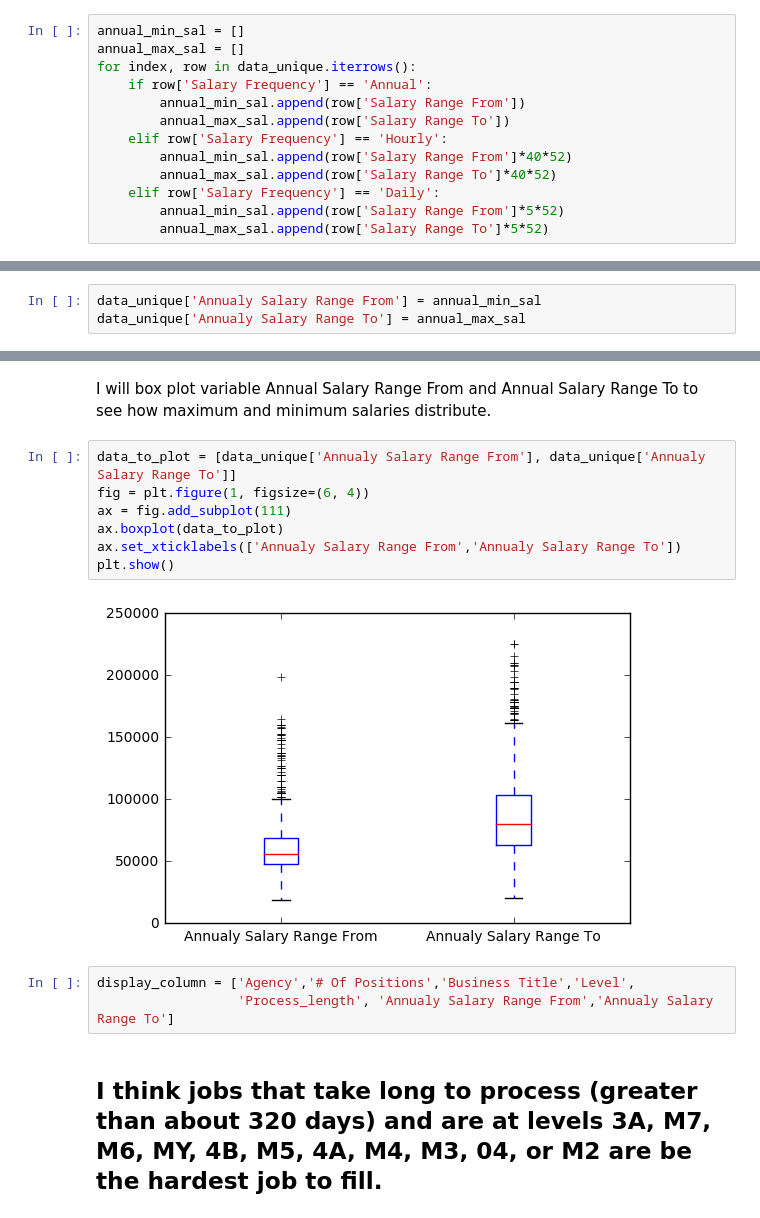
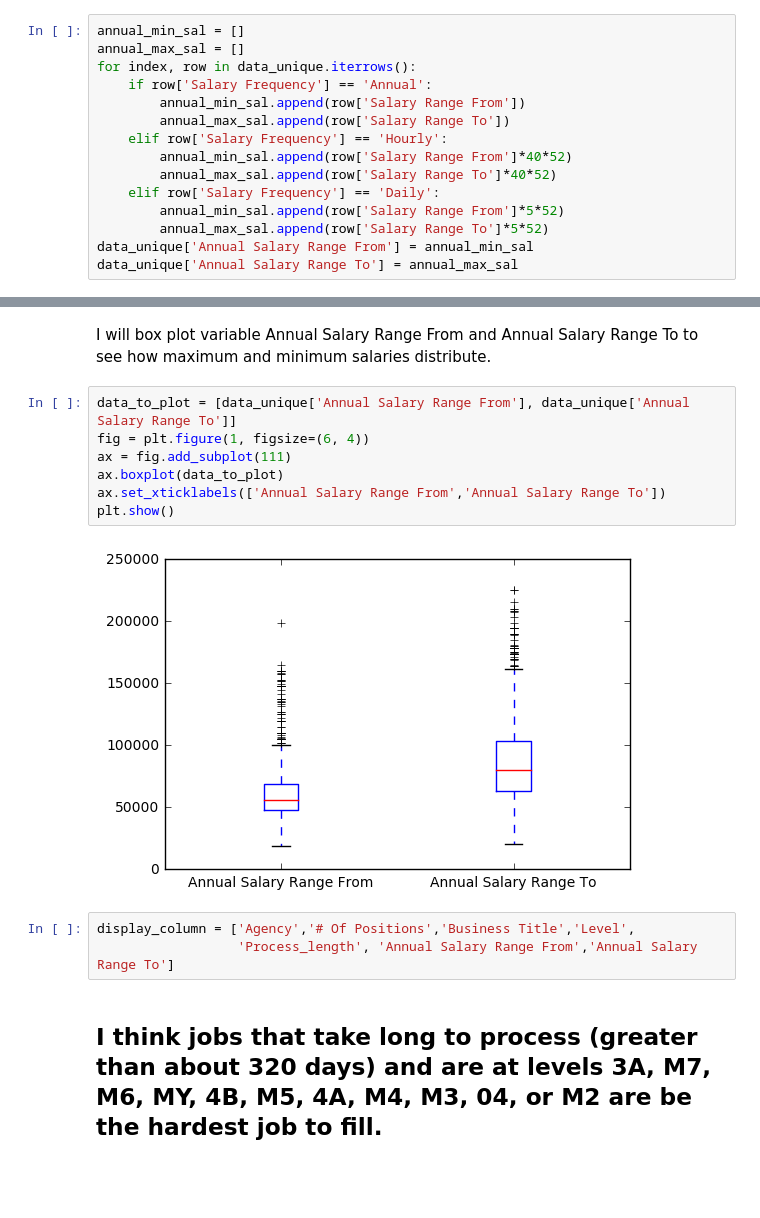
Before and after one commit to AnhPhung/WorkMarket, a Jupyter notebook: Friendly Competition.ipynb, the cells around one changed output, grey strips where cells are left out. Saved outputs shown, nothing was run; the diff lists cells and outputs as text; blank space fills up the shorter version.

```diff
--- a/Friendly Competition.ipynb
+++ b/Friendly Competition.ipynb
@@ -99,3 +100,5 @@ for index, row in data_unique.iterrows():
     elif row['Salary Frequency'] == 'Daily':
         annual_min_sal.append(row['Salary Range From']*5*52)
         annual_max_sal.append(row['Salary Range To']*5*52)
+data_unique['Annual Salary Range From'] = annual_min_sal
+data_unique['Annual Salary Range To'] = annual_max_sal
@@ -102,3 +113,0 @@ for index, row in data_unique.iterrows():
-# %%
-data_unique['Annualy Salary Range From'] = annual_min_sal
-data_unique['Annualy Salary Range To'] = annual_max_sal
@@ -204,17 +215,17 @@ chosen_level = ['3A','M7','MY','M6','4B','M5','4A','M4','M3','04','M2']
 # %% [markdown]
 I will box plot variable Annual Salary Range From and Annual Salary Range To to see how maximum and minimum salaries distribute.
 # %%
-data_to_plot = [data_unique['Annualy Salary Range From'], data_unique['Annualy Salary Range To']]
+data_to_plot = [data_unique['Annual Salary Range From'], data_unique['Annual Salary Range To']]
 fig = plt.figure(1, figsize=(6, 4))
 ax = fig.add_subplot(111)
 ax.boxplot(data_to_plot)
-ax.set_xticklabels(['Annualy Salary Range From','Annualy Salary Range To'])
+ax.set_xticklabels(['Annual Salary Range From','Annual Salary Range To'])
 plt.show()
 # %% [output]
-[figure, old version]
+[figure, new version]
 # %%
 display_column = ['Agency','# Of Positions','Business Title','Level',
-                  'Process_length', 'Annualy Salary Range From','Annualy Salary Range To']
+                  'Process_length', 'Annual Salary Range From','Annual Salary Range To']
 # %% [markdown]
 ## I think jobs that take long to process (greater than about 320 days) and are at levels 3A, M7, M6, MY, 4B, M5, 4A, M4, M3, 04, or M2 are be the hardest job to fill.
 # %%
```
Also changed, not shown: parts of 12 cells of this notebook.
